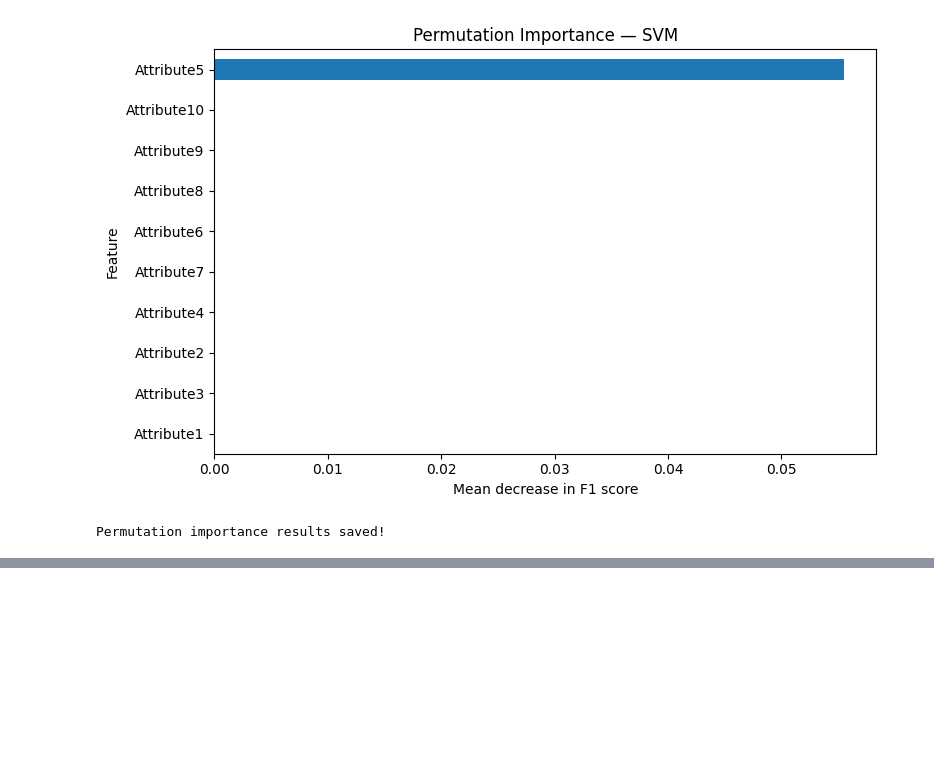
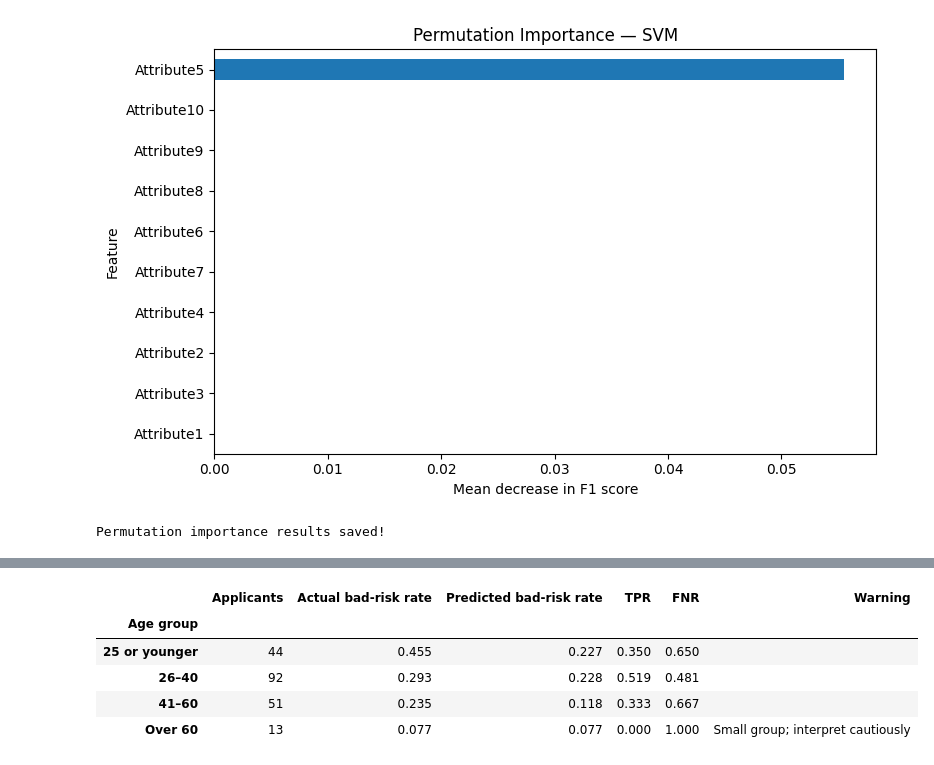
Before and after one commit to yashaswi25-hue/Regulatory-Aware-AI-for-Explainable-and-Auditable-Credit-Decisions, a Jupyter notebook: german_credit_datasets.ipynb, the cells around one changed output, grey strips where cells are left out. Cells and saved outputs as stored; diff of their text form; code cells hidden in the pictures; blank space fills up the shorter version.

```diff
--- a/german_credit_datasets.ipynb
+++ b/german_credit_datasets.ipynb
@@ -999,0 +1311,3 @@ Permutation importance results saved!
+# %%
+y_pred = rf_model.predict(X_test)
+print("Predictions generated:", len(y_pred))
@@ -999,0 +1346,26 @@ Permutation importance results saved!
+# %%
+from sklearn.metrics import confusion_matrix
+
+results = []
+
+for group, data in audit_df.groupby("Age group", observed=False):
+    if data.empty:
+        continue
+
+    tn, fp, fn, tp = confusion_matrix(
+        data["Actual bad risk"],
+        data["Predicted bad risk"],
+        labels=[0, 1]
+    ).ravel()
+
+    tpr = tp / (tp + fn) if (tp + fn) > 0 else float("nan")
+    fnr = fn / (fn + tp) if (fn + tp) > 0 else float("nan")
+
+    results.append({
+        "Age group": group,
+        "Applicants": len(data),
+        "TPR": round(tpr, 3),
+        "FNR": round(fnr, 3)
+    })
+
+display(pd.DataFrame(results))
@@ -999,0 +1576,12 @@ Permutation importance results saved!
+# %%
+
+display(
+    fairness_results.set_index("Age group")
+)
+# %% [output]
+|  | Applicants | Actual bad-risk rate | Predicted bad-risk rate | TPR | FNR | Warning |
+| Age group |  |  |  |  |  |  |
+| 25 or younger | 44 | 0.455 | 0.227 | 0.350 | 0.650 |  |
+| 26–40 | 92 | 0.293 | 0.228 | 0.519 | 0.481 |  |
+| 41–60 | 51 | 0.235 | 0.118 | 0.333 | 0.667 |  |
+| Over 60 | 13 | 0.077 | 0.077 | 0.000 | 1.000 | Small group; interpret cautiously |
```
Also changed, not shown: parts of 13 cells of this notebook.
